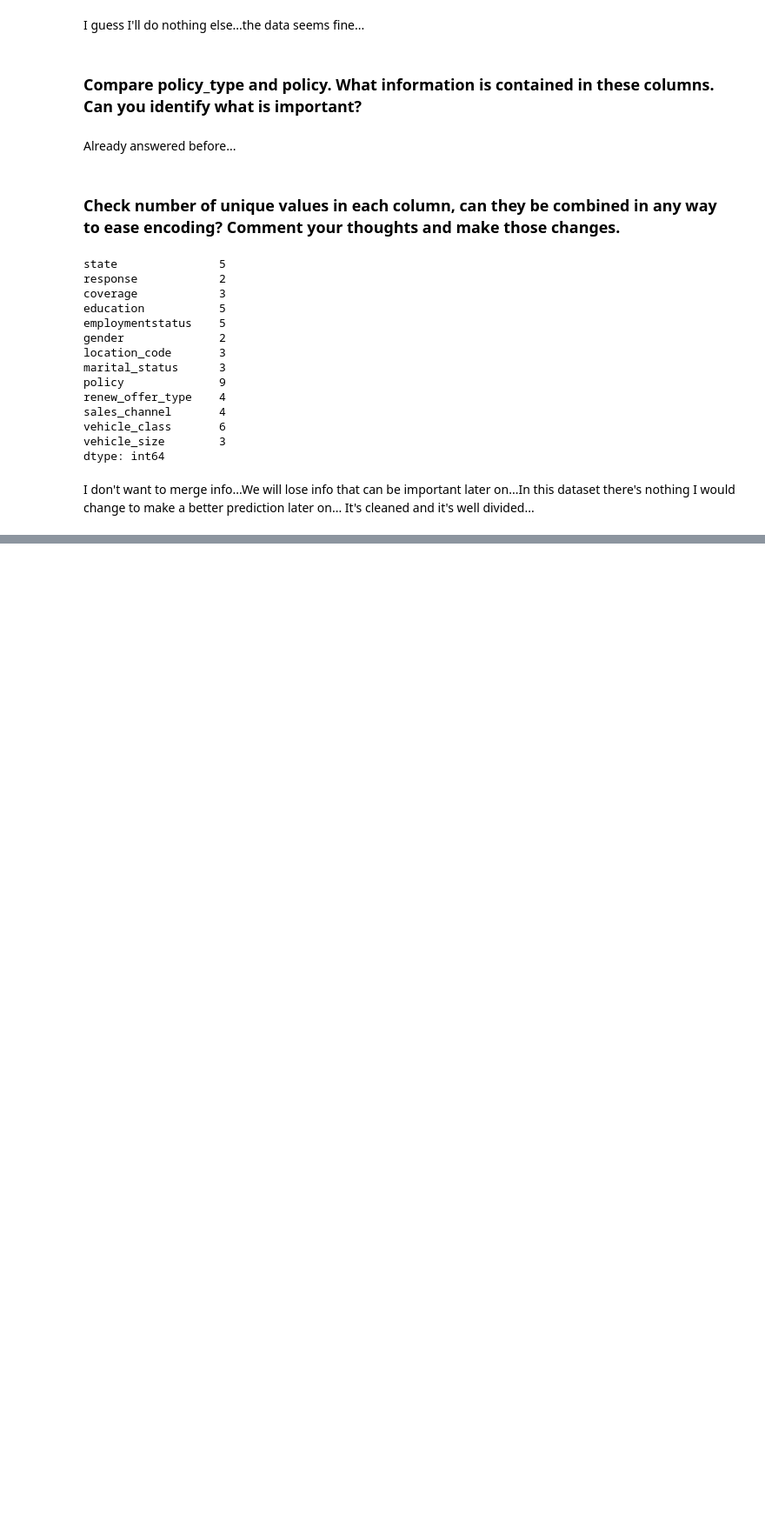
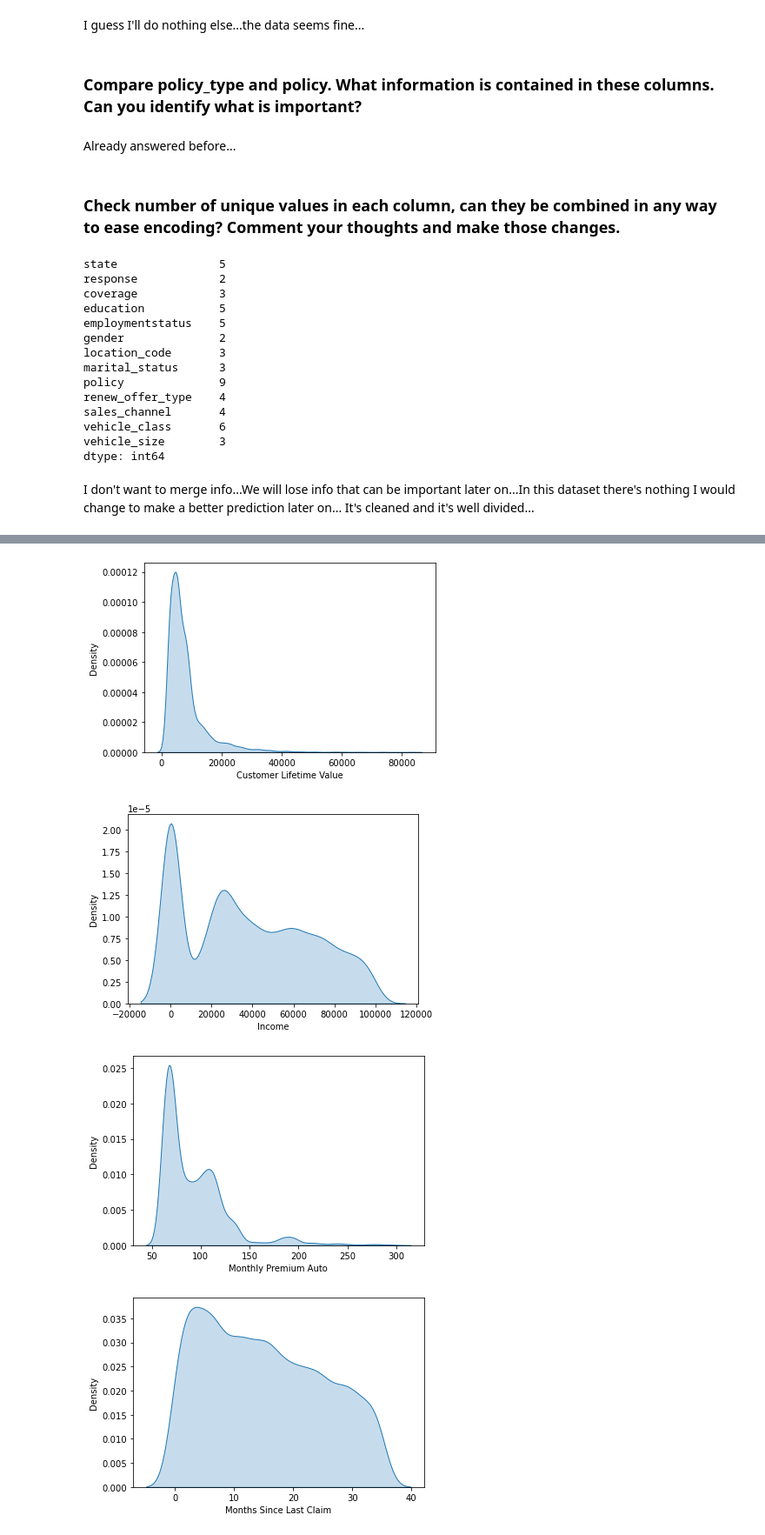
Before and after one commit to mferreiracad/lab-cleaning-numerical-data, a Jupyter notebook: main_notebook.ipynb, the cells around one changed output, grey strips where cells are left out. Shown at 87% size. Cells and saved outputs as stored; diff of their text form; code cells hidden in the pictures; blank space fills up the shorter version.

```diff
--- a/main_notebook.ipynb
+++ b/main_notebook.ipynb
@@ -503,0 +536,4 @@ I don't want to merge info...We will lose info that can be important later on...
+# %%
+data = pd.read_csv('files_for_lab/we_fn_use_c_marketing_customer_value_analysis.csv')
+# %%
+data = data.select_dtypes(np.number)
@@ -503,0 +549,10 @@ I don't want to merge info...We will lose info that can be important later on...
+# %%
+import seaborn as sns
+for x in data:
+    sns.kdeplot(data[x], shade = True)
+    plt.show()
+# %% [output]
+[figure, added]
+[figure, added]
+[figure, added]
+[figure, added]
```
Also changed, not shown: parts of 27 cells of this notebook, 1 other file.
